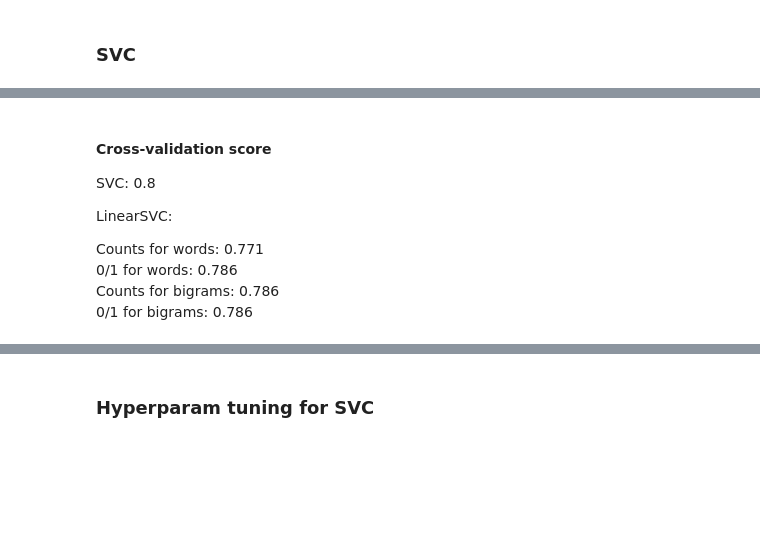
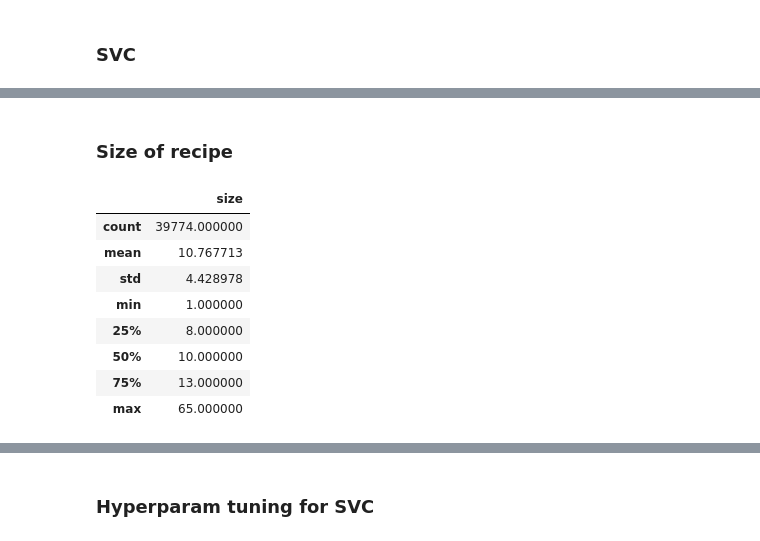
Before and after one commit to Verschworer/HSE_ML_final, a Jupyter notebook: words_svc.ipynb, the cells around one changed output, grey strips where cells are left out. Saved outputs shown, nothing was run; the diff lists cells and outputs as text; code cells hidden in the pictures; blank space fills up the shorter version.

```diff
--- a/words_svc.ipynb
+++ b/words_svc.ipynb
@@ -186,12 +206,2 @@ cross_val_score(model, X, y, cv=5, scoring='accuracy').mean()
-# %% [markdown]
-#### Cross-validation score
-
-SVC:
-0.8
-
-LinearSVC:
-
-Counts for words: 0.771<br>
-0/1 for words: 0.786<br>
-Counts for bigrams: 0.786<br>
-0/1 for bigrams: 0.786<br>
+# %% [markdown]
+### Size of recipe
@@ -197,0 +211,12 @@ Counts for bigrams: 0.786<br>
+# %%
+train[['size']].describe()
+# %% [output]
+|  | size |
+| count | 39774.000000 |
+| mean | 10.767713 |
+| std | 4.428978 |
+| min | 1.000000 |
+| 25% | 8.000000 |
+| 50% | 10.000000 |
+| 75% | 13.000000 |
+| max | 65.000000 |
```
Also changed, not shown: parts of 47 cells of this notebook.
